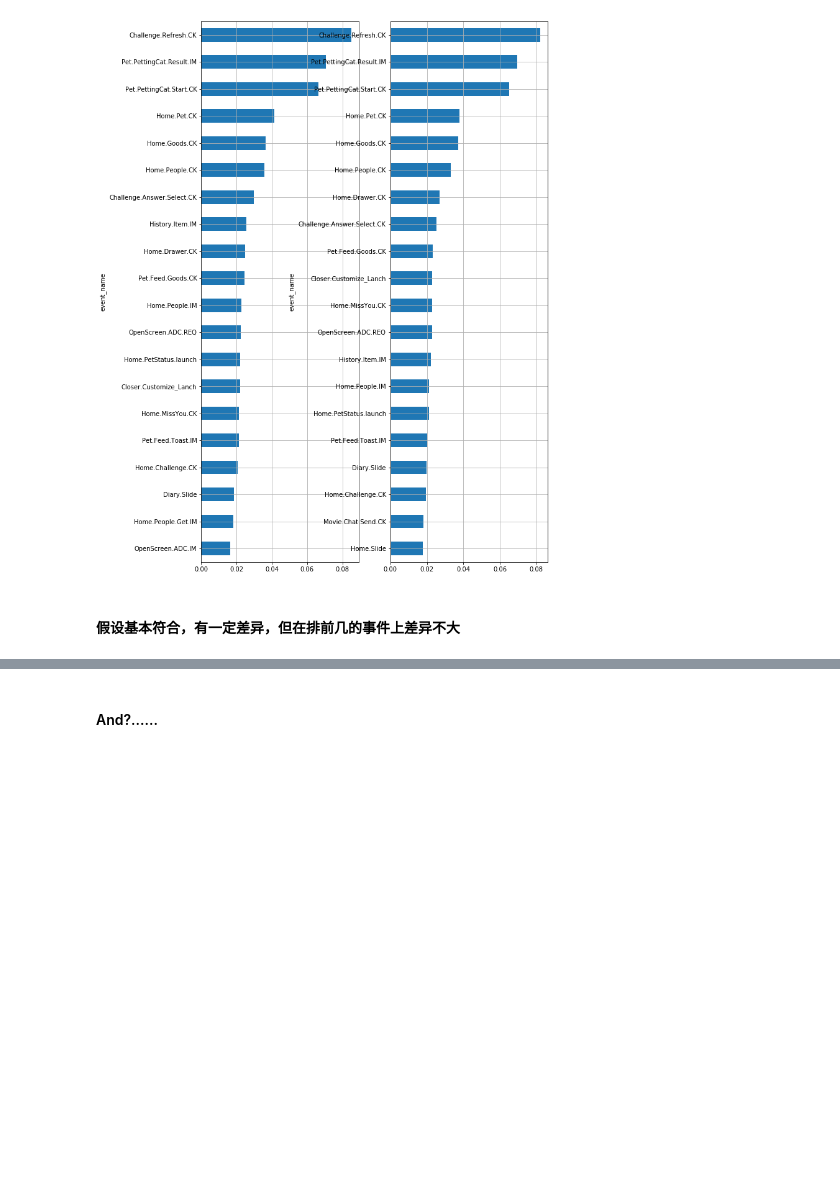
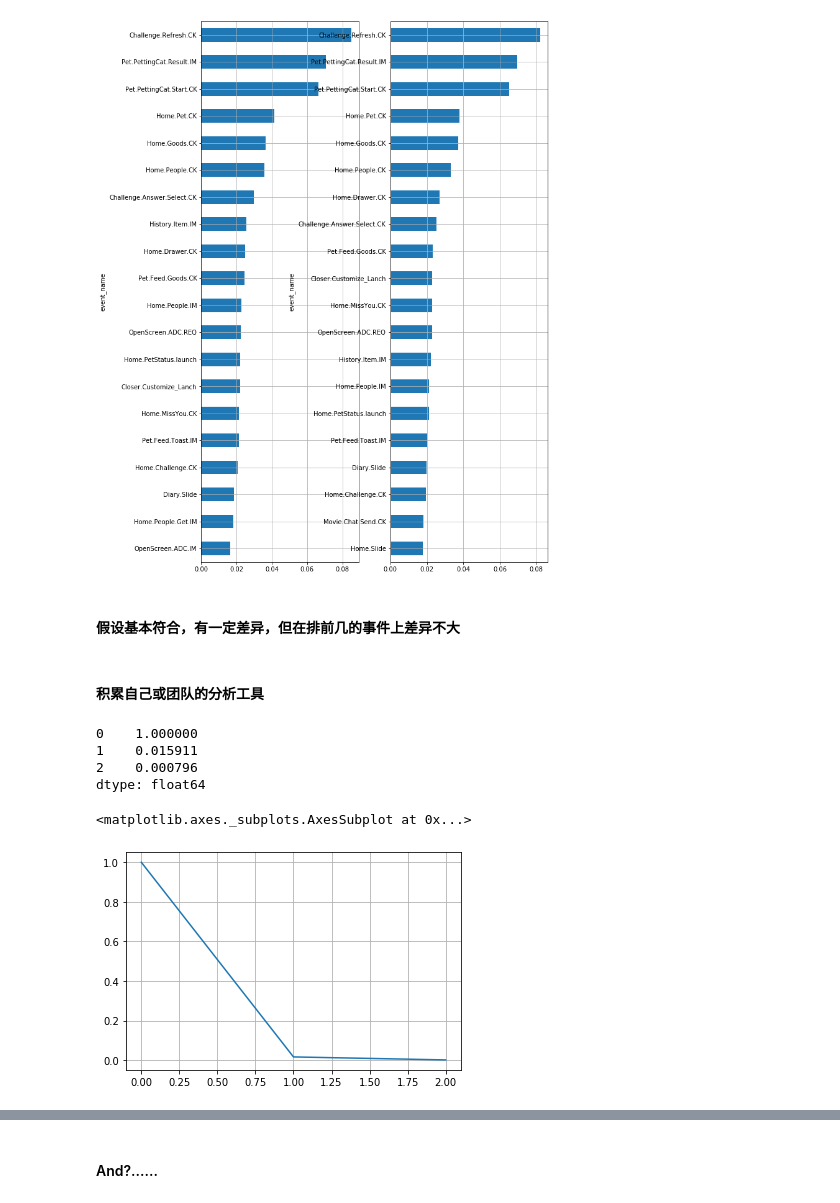
Before and after one commit to huji0624/data_analyze_course, a Jupyter notebook: 数据分析入门.ipynb, the cells around one changed output, grey strips where cells are left out. Saved outputs shown, nothing was run; the diff lists cells and outputs as text; code cells hidden in the pictures; blank space fills up the shorter version.

```diff
--- a/数据分析入门.ipynb
+++ b/数据分析入门.ipynb
@@ -806,3 +808,29 @@ compare_top(df3,df5)
 [figure]
 # %% [markdown]
 #### 假设基本符合，有一定差异，但在排前几的事件上差异不大
+# %% [markdown]
+#### 积累自己或团队的分析工具
+# %%
+#先实现一下友盟中的常用功能
+
+#漏斗 Home.People.IM -> Diary.CK -> Diary.IM
+
+step1 = df[df['event_name']=="Home.People.IM"].drop_duplicates("id")
+
+t = df[df['event_name']=="Diary.CK"].drop_duplicates("id")
+step2 = t[t['id'].isin(step1['id'])]
+
+t = df[df['event_name']=="Diary.IM"].drop_duplicates("id")
+step3 = t[t['id'].isin(step2['id'])]
+
+s = pd.Series([len(step1),len(step2),len(step3)])
+t = s/s.max()
+print(t)
+(t).plot()
+# %% [output]
+0    1.000000
+1    0.015911
+2    0.000796
+dtype: float64
+<matplotlib.axes._subplots.AxesSubplot at 0x...>
+[figure, added]
```
Also changed, not shown: parts of 4 cells of this notebook, 2 other files.
